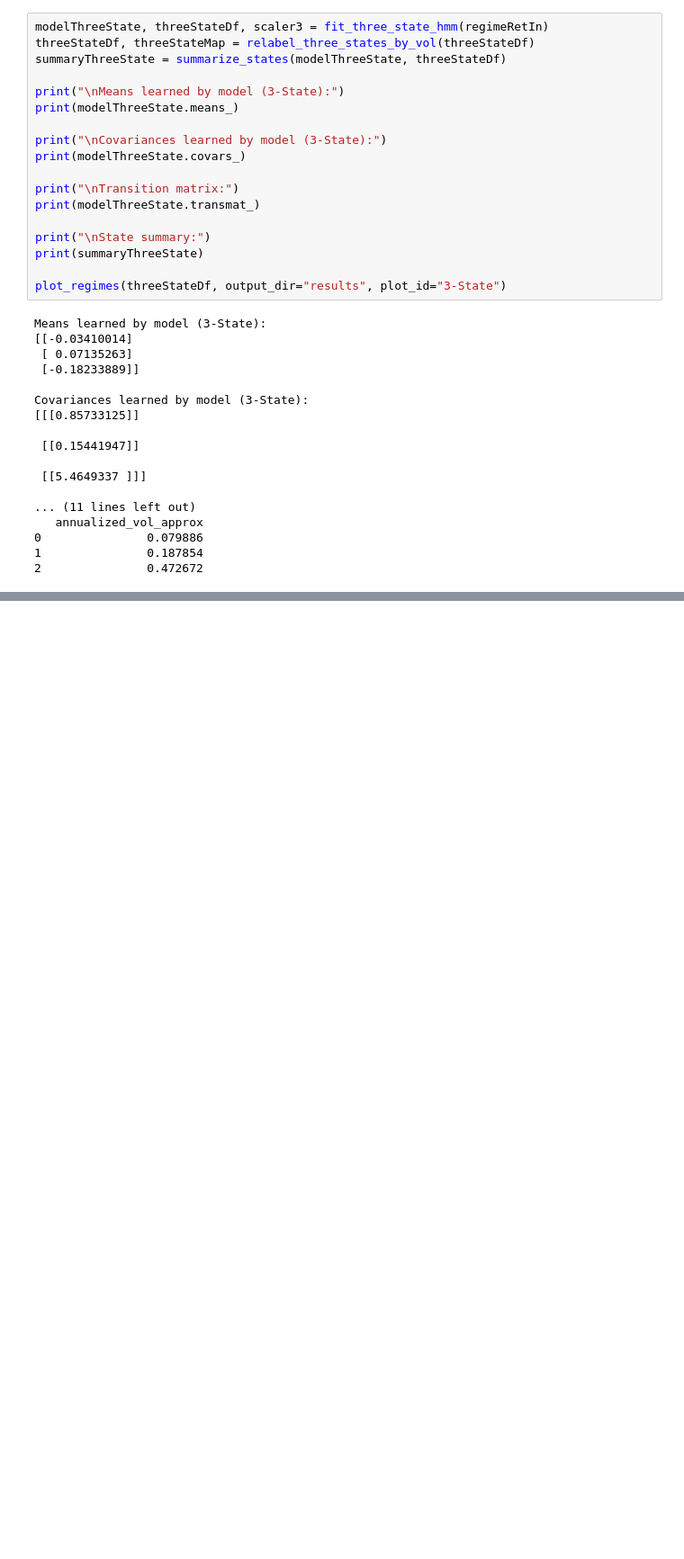
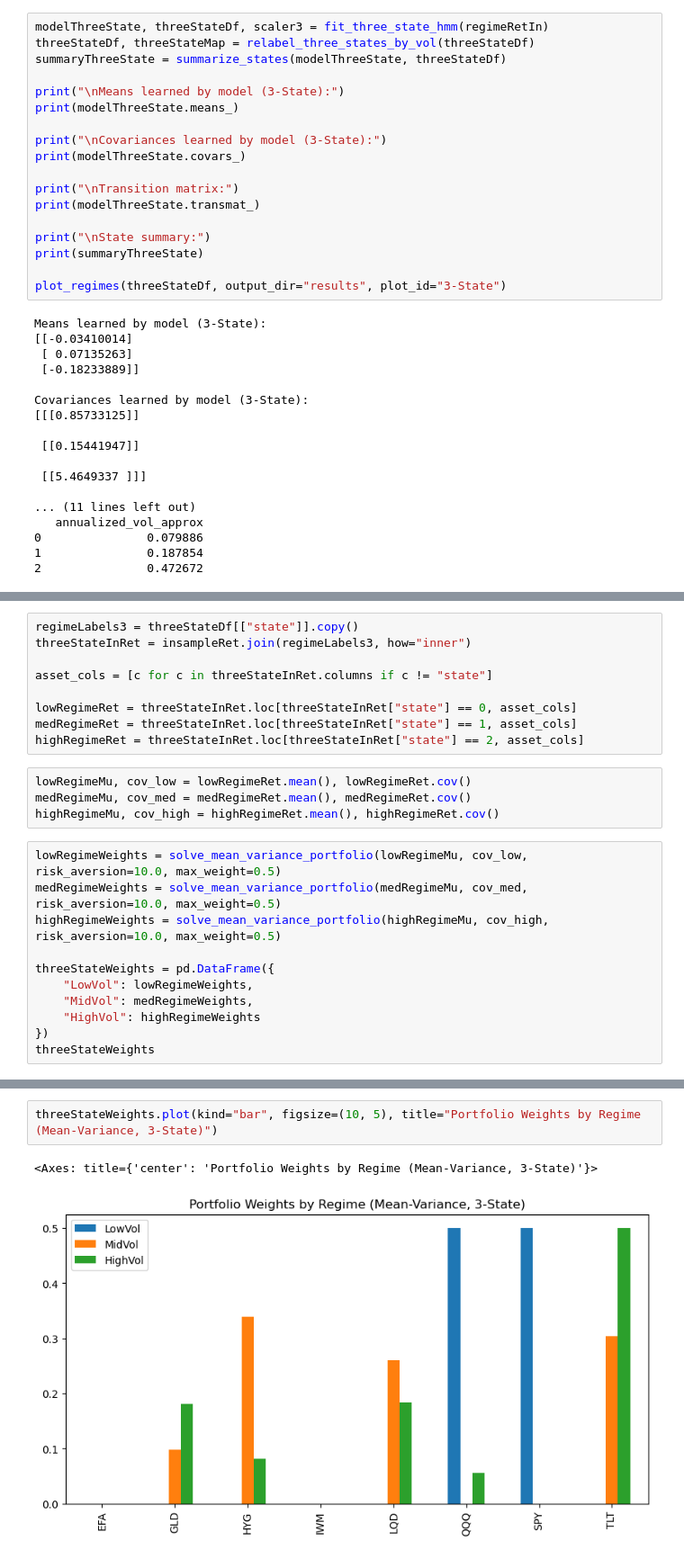
Before and after one commit to LTam2024/hmmRegimeDetect, a Jupyter notebook: regimeDetect.ipynb, the cells around one changed output, grey strips where cells are left out. Shown at 90% size. Saved outputs shown, nothing was run; the diff lists cells and outputs as text; blank space fills up the shorter version.

```diff
--- a/regimeDetect.ipynb
+++ b/regimeDetect.ipynb
@@ -697,0 +713,24 @@ Covariances learned by model (3-State):
+# %%
+regimeLabels3 = threeStateDf[["state"]].copy()
+threeStateInRet = insampleRet.join(regimeLabels3, how="inner")
+
+asset_cols = [c for c in threeStateInRet.columns if c != "state"]
+
+lowRegimeRet = threeStateInRet.loc[threeStateInRet["state"] == 0, asset_cols]
+medRegimeRet = threeStateInRet.loc[threeStateInRet["state"] == 1, asset_cols]
+highRegimeRet = threeStateInRet.loc[threeStateInRet["state"] == 2, asset_cols]
+# %%
+lowRegimeMu, cov_low = lowRegimeRet.mean(), lowRegimeRet.cov()
+medRegimeMu, cov_med = medRegimeRet.mean(), medRegimeRet.cov()
+highRegimeMu, cov_high = highRegimeRet.mean(), highRegimeRet.cov()
+# %%
+lowRegimeWeights = solve_mean_variance_portfolio(lowRegimeMu, cov_low, risk_aversion=10.0, max_weight=0.5)
+medRegimeWeights = solve_mean_variance_portfolio(medRegimeMu, cov_med, risk_aversion=10.0, max_weight=0.5)
+highRegimeWeights = solve_mean_variance_portfolio(highRegimeMu, cov_high, risk_aversion=10.0, max_weight=0.5)
+
+threeStateWeights = pd.DataFrame({
+    "LowVol": lowRegimeWeights,
+    "MidVol": medRegimeWeights,
+    "HighVol": highRegimeWeights
+})
+threeStateWeights
@@ -697,0 +747,5 @@ Covariances learned by model (3-State):
+# %%
+threeStateWeights.plot(kind="bar", figsize=(10, 5), title="Portfolio Weights by Regime (Mean-Variance, 3-State)")
+# %% [output]
+<Axes: title={'center': 'Portfolio Weights by Regime (Mean-Variance, 3-State)'}>
+[figure, added]
```
Also changed, not shown: parts of 10 cells of this notebook, 4 other files.
